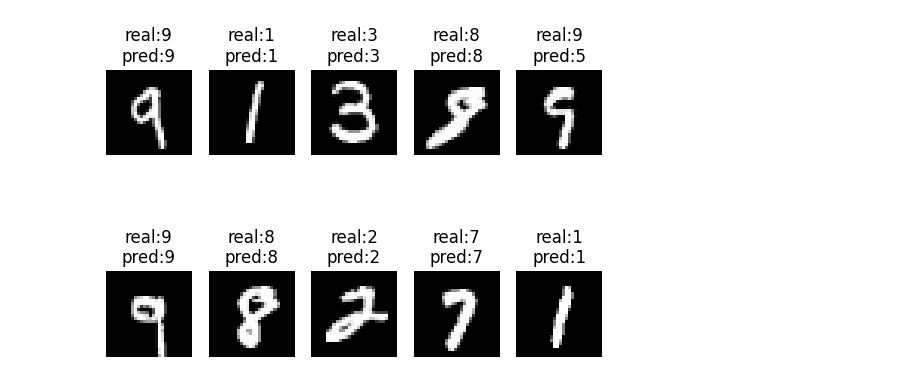
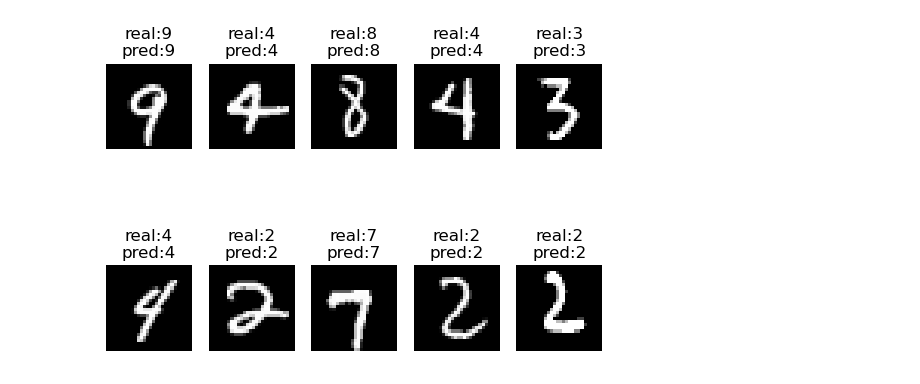
Before and after one commit to wliafe/homework, a Jupyter notebook: main/ResNet.ipynb, the cells around one changed output. Saved outputs shown, nothing was run; the diff lists cells and outputs as text; code cells hidden in the pictures.

```diff
--- a/main/ResNet.ipynb
+++ b/main/ResNet.ipynb
@@ -33,17 +37,4 @@ Accuracy rate 0.9512999653816223
-# %%
-# 预测模型
-def predict(model, test_iter, device):
-    model.to(device)  # 将网络复制到device上
-    # 从测试中取10个样本
-    x, y = next(iter(test_iter))
-    x, y = x[:10].to(device), y[:10].to(device)
-    # 预测
-    y_test = model(x).argmax(dim=1)
-    labels = [f'real:{y[index]}\npred:{y_test[index]}' for index in range(len(y))]
-    # 输出样例图
-    draw.images(x, labels, shape=(2, 5))
-
-
-predict(model, test_iter, device)
-# %% [output]
-[figure, removed]
+# %%
+ml.predict()  # 预测
+# %% [output]
+[figure, added]
```
Also changed, not shown: parts of 3 cells of this notebook, 6 other files.
